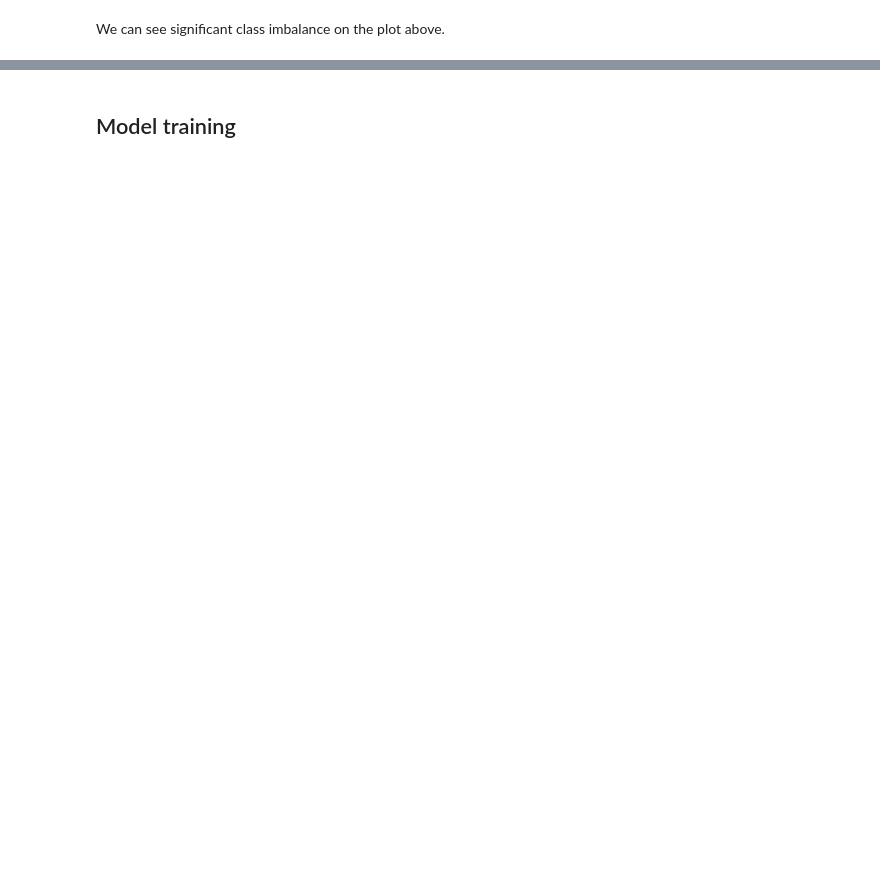
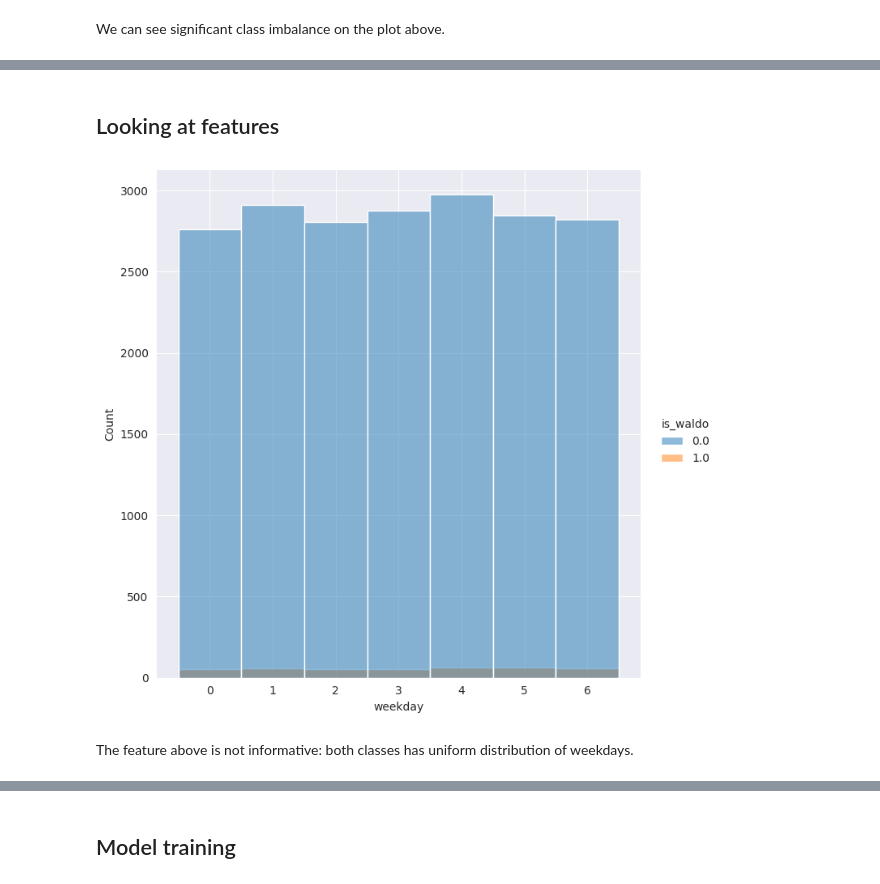
Before and after one commit to eivankin/iml_s23, a Jupyter notebook: ass2/EvgenijIvankin.ipynb, the cells around one changed output, grey strips where cells are left out. Drawn from its saved outputs; the diff is of its cells as text; code cells hidden in the pictures; blank space fills up the shorter version.

```diff
--- a/ass2/EvgenijIvankin.ipynb
+++ b/ass2/EvgenijIvankin.ipynb
@@ -139,0 +144,10 @@ X.head()
+# %% [markdown]
+## Looking at features
+# %%
+import seaborn as sns
+sns.displot(tmp, x="weekday", hue="is_waldo", discrete=True, height=7)
+plt.show()
+# %% [output]
+[figure, added]
+# %% [markdown]
+The feature above is not informative: both classes has uniform distribution of weekdays.
```
Also changed, not shown: parts of 49 cells of this notebook.
